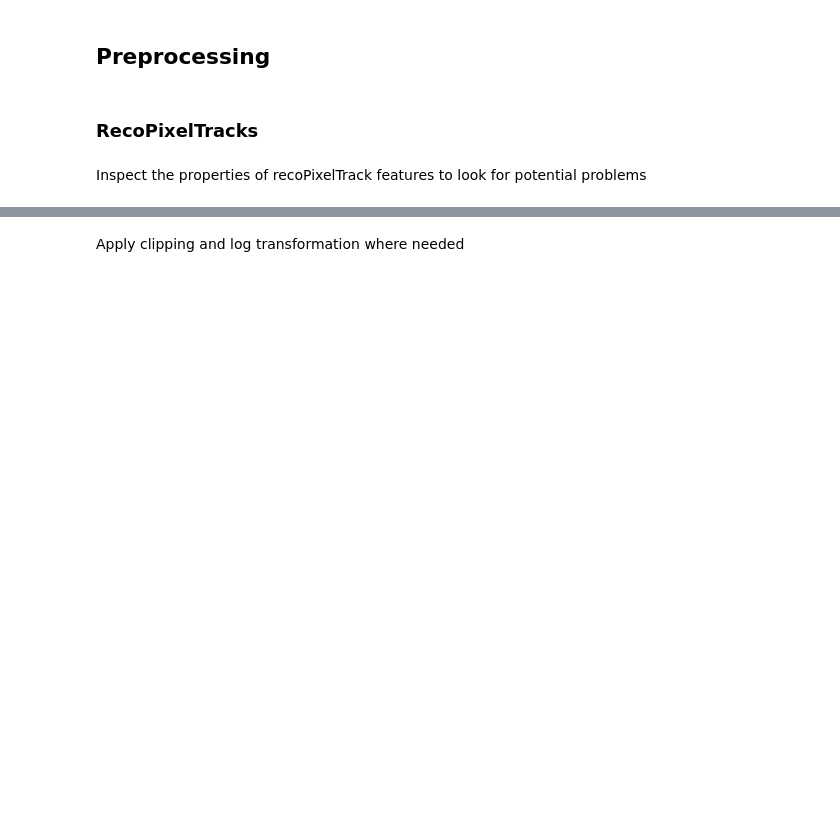
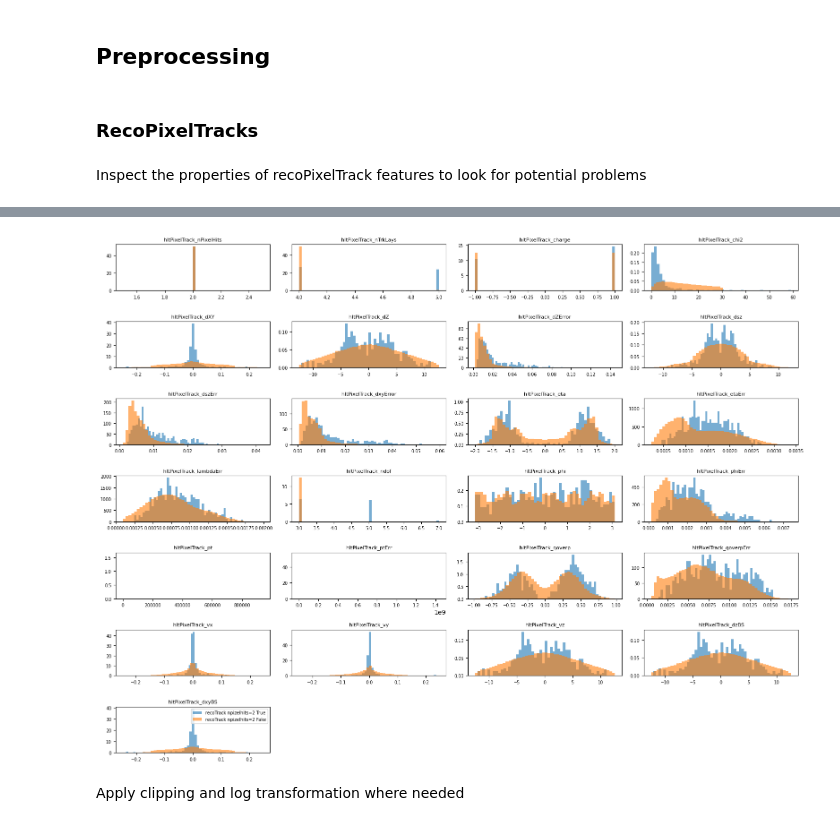
Before and after one commit to EmanueleCoradin/TrackSelectorDNN, a Jupyter notebook: ReadRootData.ipynb, the cells around one changed output, grey strips where cells are left out. Drawn from its saved outputs; the diff is of its cells as text; code cells hidden in the pictures; blank space fills up the shorter version.

```diff
--- a/ReadRootData.ipynb
+++ b/ReadRootData.ipynb
@@ -390,3 +496,12 @@ plot_feature_distributions(
+# %%
+plot_feature_distributions(
+    X_ref=recoPixelTrackFeatures[mask_hits,:],
+    feature_names=recoPixelTrackFeatures_names,
+    y=recoPixelTrackLabels[mask_hits],
+    labels=("recoTrack npizelhits=2",)
+)
+# %% [output]
+[figure, added]
 # %% [markdown]
 Apply clipping and log transformation where needed
 # %%
```
Also changed, not shown: parts of 28 cells of this notebook, 5 other files.
